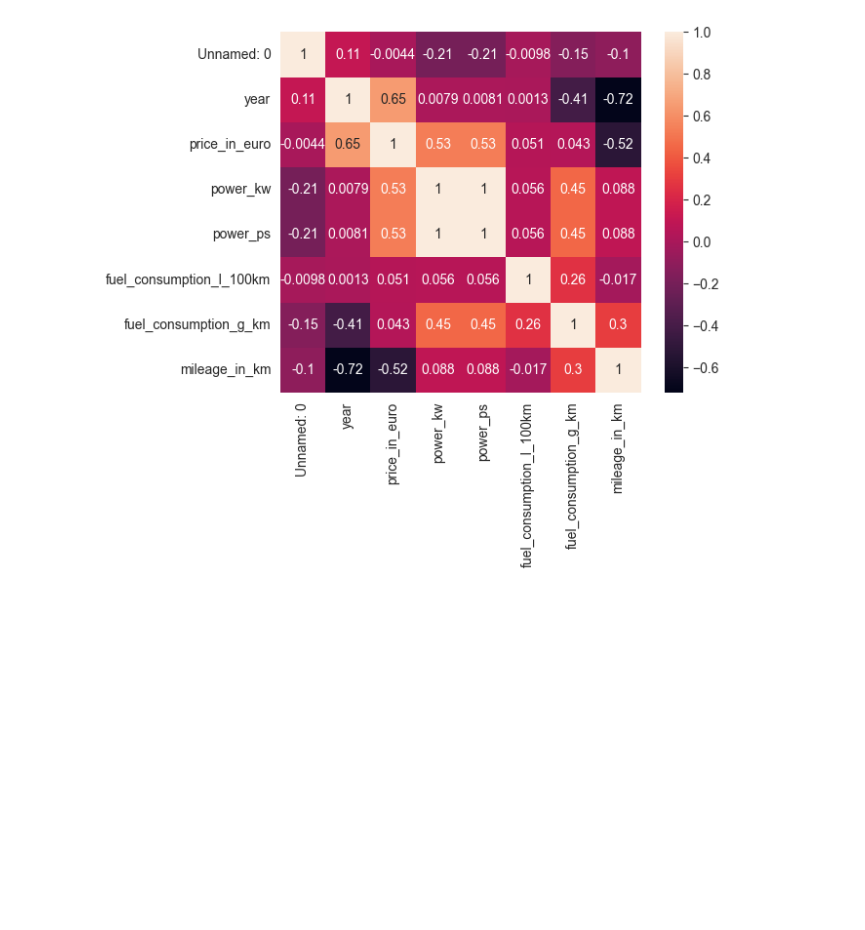
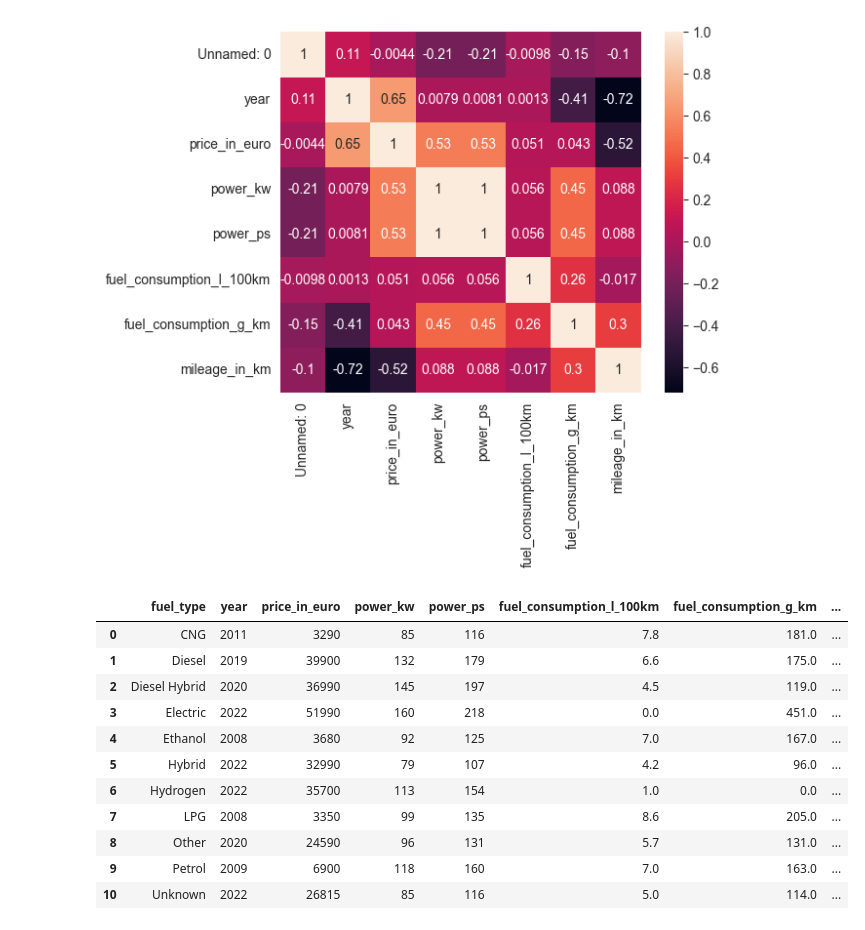
Before and after one commit to GarlicRoll/ML-Auto, a Jupyter notebook: Lab1.ipynb, the cells around one changed output. Cells and saved outputs as stored; diff of their text form; code cells hidden in the pictures; blank space fills up the shorter version.

```diff
--- a/Lab1.ipynb
+++ b/Lab1.ipynb
@@ -222,6 +222,7 @@ Ger_Used_Cars
 187467 rows × 8 columns
 # %%
 scaler = MinMaxScaler()
+Ger_Used_Cars_without_norm = Ger_Used_Cars.copy()
 Ger_Used_Cars[Ger_Used_Cars.columns] = scaler.fit_transform(Ger_Used_Cars[Ger_Used_Cars.columns])
 
 Ger_Used_Cars
@@ -248,8 +249,40 @@ sns.heatmap(corr, annot=True, cbar=True, square=True)
 <Axes: >
 [figure]
 # %%
+
+
+Ger_Used_Cars_without_norm["transmission_type"] = Ger_Used_Cars_old["transmission_type"]
+Ger_Used_Cars_without_norm["fuel_type"] = Ger_Used_Cars_old["fuel_type"]
+Ger_Used_Cars_without_norm = Ger_Used_Cars_without_norm.drop("Unnamed: 0", axis=1)
+Ger_Used_Cars_without_norm = Ger_Used_Cars_without_norm[Ger_Used_Cars_without_norm['transmission_type'] != 'Unknown']
+Ger_Used_Cars_without_norm = Ger_Used_Cars_without_norm[Ger_Used_Cars_without_norm['transmission_type'] != 'Semi-automatic']
+Ger_Used_Cars_without_norm.to_csv('not_normalized_data.csv', index=False)
+
+Ger_Used_Cars_without_norm.loc[Ger_Used_Cars_without_norm['fuel_type'] == 'Electric', 'fuel_consumption_l_100km'] = 0
+
+
+
 Ger_Used_Cars["transmission_type"] = Ger_Used_Cars_old["transmission_type"]
+Ger_Used_Cars["fuel_type"] = Ger_Used_Cars_old["fuel_type"]
 Ger_Used_Cars = Ger_Used_Cars.drop("Unnamed: 0", axis=1)
 Ger_Used_Cars = Ger_Used_Cars[Ger_Used_Cars['transmission_type'] != 'Unknown']
 Ger_Used_Cars = Ger_Used_Cars[Ger_Used_Cars['transmission_type'] != 'Semi-automatic']
 Ger_Used_Cars.to_csv('normalized_data.csv', index=False)
+
+
+Ger_Used_Cars.loc[Ger_Used_Cars['fuel_type'] == 'Electric', 'fuel_consumption_l_100km'] = 0
+# %%
+Ger_Used_Cars_without_norm.groupby('fuel_type').first().reset_index()
+# %% [output]
+|  | fuel_type | year | price_in_euro | power_kw | power_ps | fuel_consumption_l_100km | fuel_consumption_g_km | ... |
+| 0 | CNG | 2011 | 3290 | 85 | 116 | 7.8 | 181.0 | ... |
+| 1 | Diesel | 2019 | 39900 | 132 | 179 | 6.6 | 175.0 | ... |
+| 2 | Diesel Hybrid | 2020 | 36990 | 145 | 197 | 4.5 | 119.0 | ... |
+| 3 | Electric | 2022 | 51990 | 160 | 218 | 0.0 | 451.0 | ... |
+| 4 | Ethanol | 2008 | 3680 | 92 | 125 | 7.0 | 167.0 | ... |
+| 5 | Hybrid | 2022 | 32990 | 79 | 107 | 4.2 | 96.0 | ... |
+| 6 | Hydrogen | 2022 | 35700 | 113 | 154 | 1.0 | 0.0 | ... |
+| 7 | LPG | 2008 | 3350 | 99 | 135 | 8.6 | 205.0 | ... |
+| 8 | Other | 2020 | 24590 | 96 | 131 | 5.7 | 131.0 | ... |
+| 9 | Petrol | 2009 | 6900 | 118 | 160 | 7.0 | 163.0 | ... |
+| 10 | Unknown | 2022 | 26815 | 85 | 116 | 5.0 | 114.0 | ... |
```
Also changed, not shown: 1 other file.
